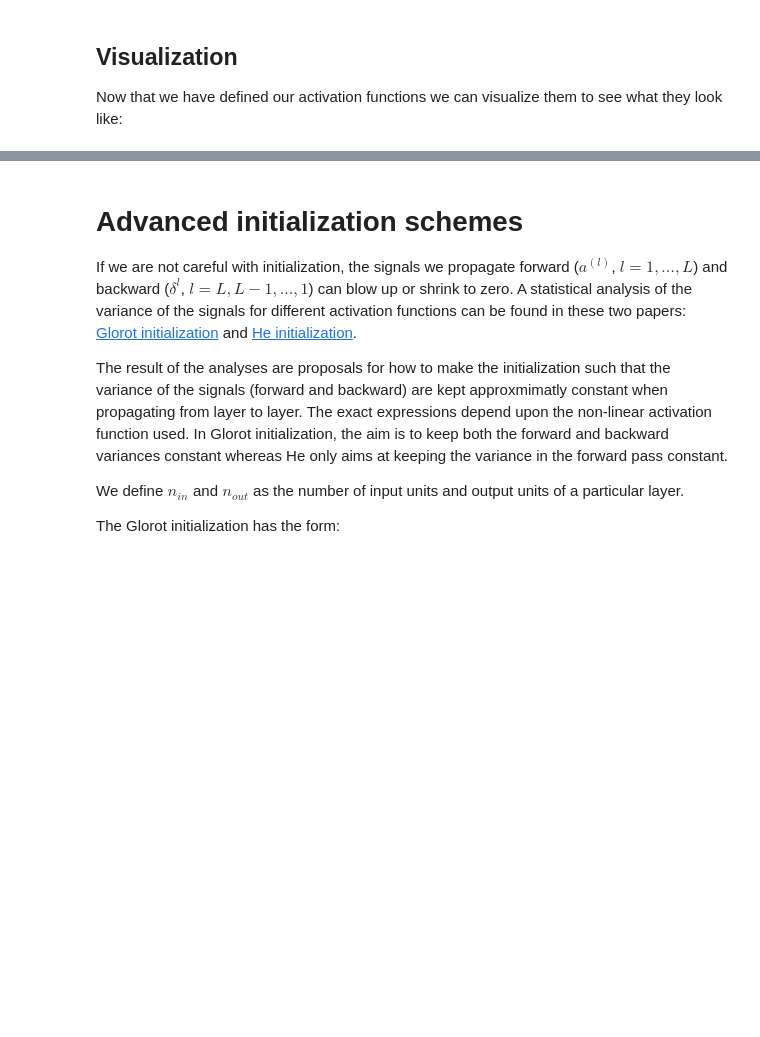
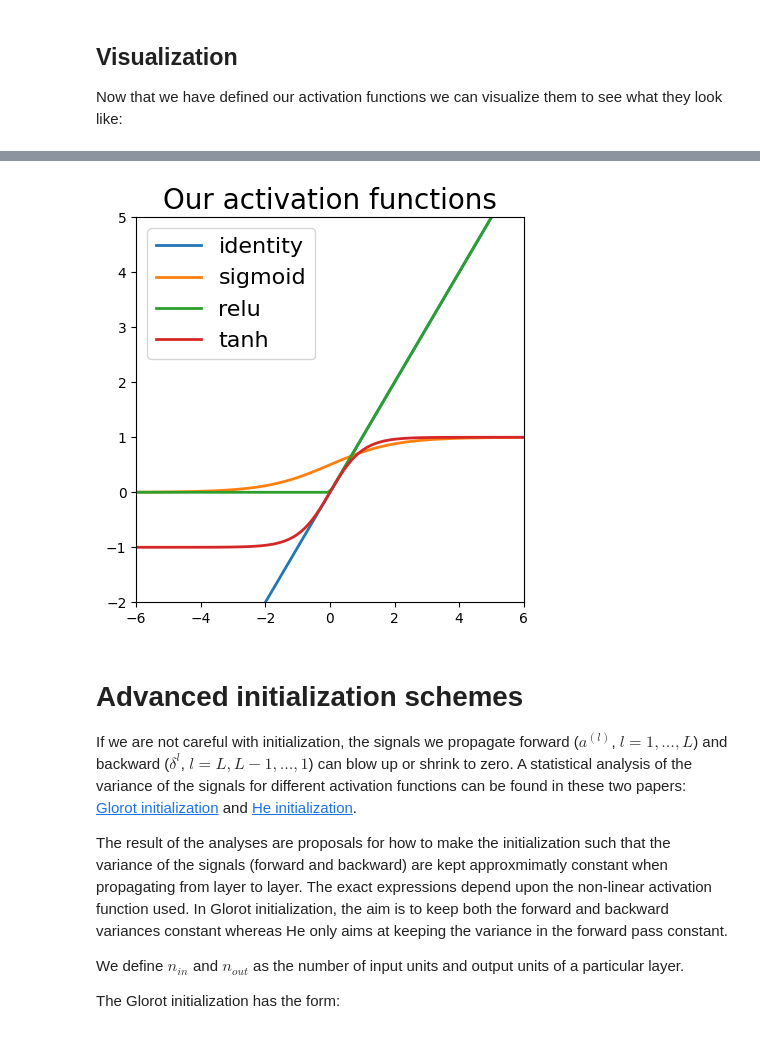
Before and after one commit to christianhempel/AdvancedDeeplearning, a Jupyter notebook: Assignment1/DL_AutoDiff_Nanograd.ipynb, the cells around one changed output, grey strips where cells are left out. Saved outputs shown, nothing was run; the diff lists cells and outputs as text; code cells hidden in the pictures; blank space fills up the shorter version.

```diff
--- a/Assignment1/DL_AutoDiff_Nanograd.ipynb
+++ b/Assignment1/DL_AutoDiff_Nanograd.ipynb
@@ -27,7 +27,7 @@ The [Nanograd](https://github.com/rasmusbergpalm/nanograd) framework defines a c
 # Copy and pasted from https://github.com/rasmusbergpalm/nanograd/blob/3a1bf9e9e724da813bfccf91a6f309abdade9f39/nanograd.py
 
 from math import exp, log
-
+import numpy as np
 class Var:
     """
     A variable which holds a float and enables gradient computations.
@@ -71,6 +71,20 @@ class Var:
 
     def relu(self):
         return Var(self.v if self.v > 0.0 else 0.0, lambda: [(self, 1.0 if self.v > 0.0 else 0.0)])
+
+    def identity(self):
+        return self
+
+    def tanh(self):
+        return Var(float(np.tanh(self.v)), lambda: [(self, 1.0 - np.tanh(self.v)**2)])
+
+    def sigmoid(self):
+        return Var(1/(1+exp(-self.v)), lambda: [(self, exp(-self.v)/(1+exp(-self.v))**2)])
+    def exp(self):
+        return Var(exp(self.v), lambda: [(self, exp(self.v))])
+
+    def log(self):
+        return Var(log(self.v), lambda: [(self, self.v ** -1)])
 # %% [markdown]
 A few examples illustrate how we can use this:
 # %%
@@ -391,14 +478,23 @@ class DenseLayer:
         # We therefore loop over the (number of) nodes in the current layer:
         for j in range(len(weights[0])):
             # Initialize the node value depending on its corresponding parameters.
-            node = Var(0.0) # <- Insert code
+            node = self.bias[j] # <- Insert code
             # We now finish the linear transformation corresponding to the parameters of the currently considered node.
             for i in range(len(single_input)):
-                node += Var(0.0)  # <- Insert code
+                node += single_input[i] * weights[i][j]  # <- Insert code
             node = self.act_fn(node)
             out.append(node)
 
         return out
+    def print_parameters(self, layer_index: int):
+        print(f"Layer {layer_index} parameters:")
+        print("Weights:")
+        for i, row in enumerate(self.weights):
+            for j, weight in enumerate(row):
+                print(f"  Weight[{i}][{j}]: {weight}")
+        print("Biases:")
+        for i, bias in enumerate(self.bias):
+            print(f"  Bias[{i}]: {bias}")
 # %% [markdown]
 ## Exercise f) Add more activation functions
 
@@ -462,21 +585,23 @@ plt.plot(x,y)
 # %%
 # Testing all activation layers
 
 x = np.linspace(-6, 6, 100)
 units = {
-    "identity": lambda x: x.identity(),
-    "sigmoid": lambda x: x.sigmoid(),
-    "relu": lambda x: x.relu(),
-    "tanh": lambda x: x.tanh()
+    "identity": lambda x: x.identity()
+    ,"sigmoid": lambda x: x.sigmoid()
+    , "relu": lambda x: x.relu()
+    , "tanh": lambda x: x.tanh()
 }
 
 plt.figure(figsize=(5, 5))
 [plt.plot(x, Var_to_nparray(forward(nparray_to_Var(x), [DenseLayer(1, 1, unit, initializer = ConstantInitializer(1.0))]) ), label=unit_name, lw=2) for unit_name, unit in units.items()] # unit(nparray_to_Var(x))), label=unit_name, lw=2) for unit_name, unit in units.items()]
 plt.legend(loc=2, fontsize=16)
 plt.title('Our activation functions', fontsize=20)
 plt.ylim([-2, 5])
 plt.xlim([-6, 6])
 plt.show()
+# %% [output]
+[figure, added]
 # %% [markdown]
 # Advanced initialization schemes
 
```
Also changed, not shown: parts of 28 cells of this notebook, 10 other files.
